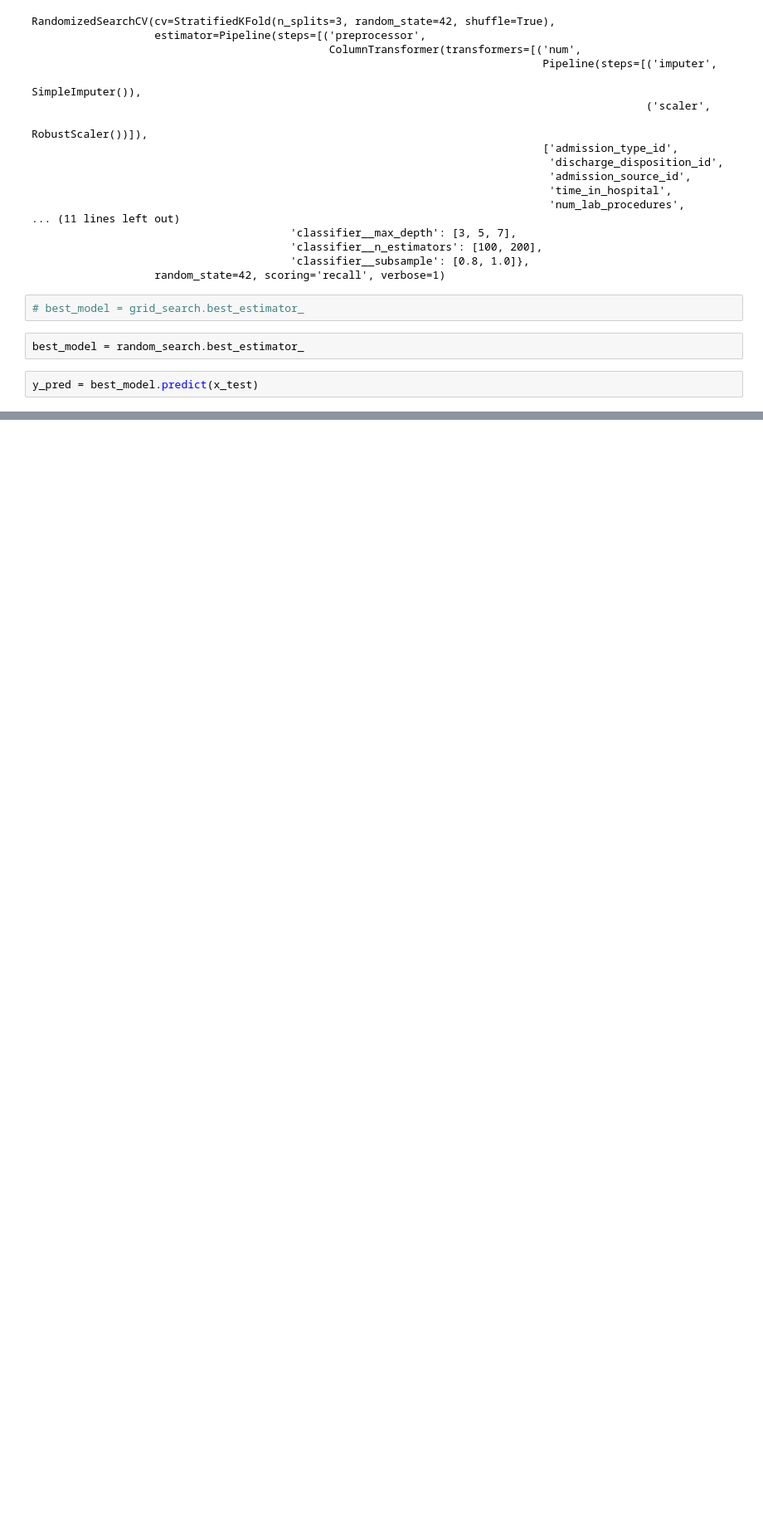
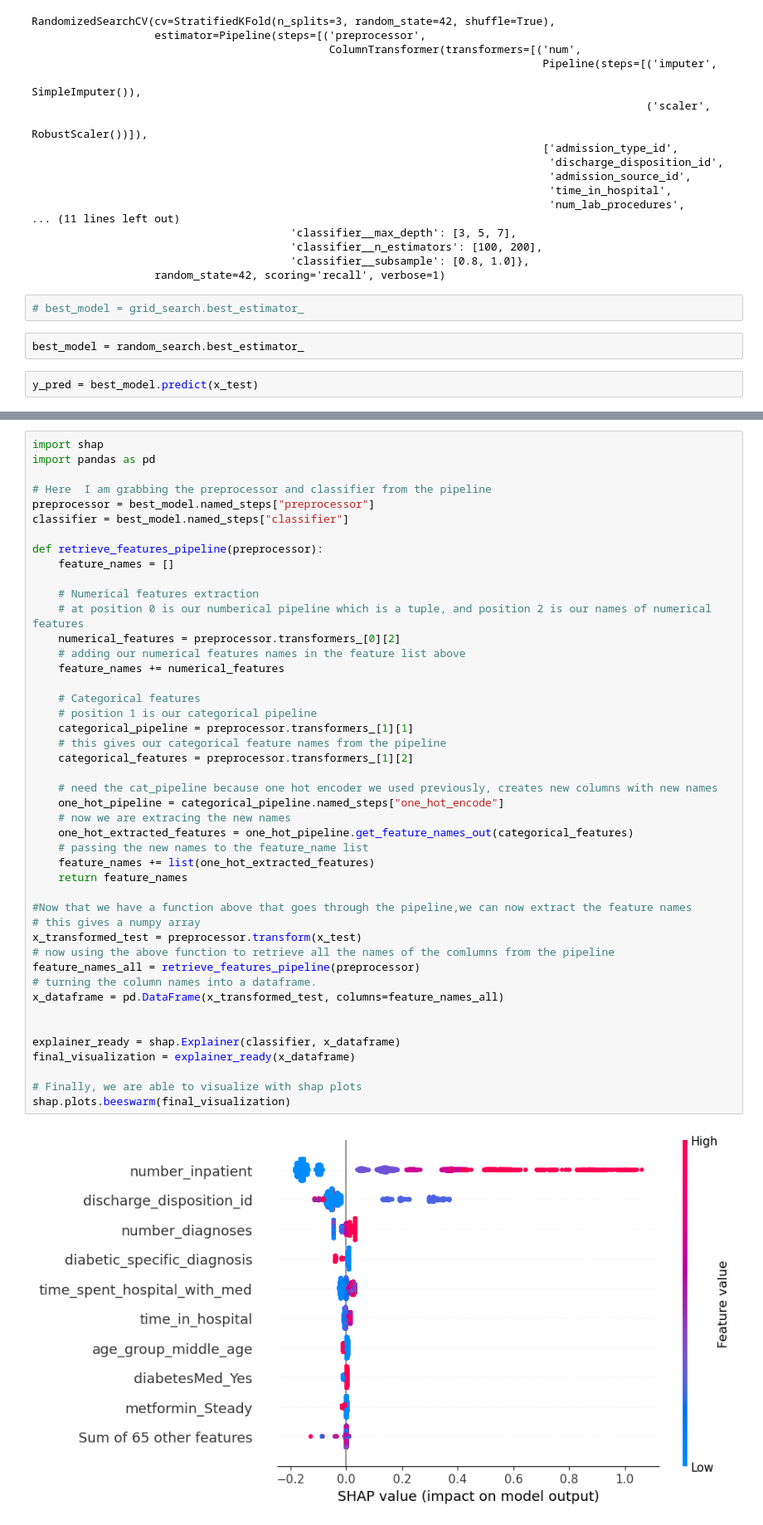
Before and after one commit to slavdefense/ml-diabetic-readmission-30dmittance, a Jupyter notebook: Model Selection.ipynb, the cells around one changed output, grey strips where cells are left out. Shown: that part at 83% size. Saved outputs shown, nothing was run; the diff lists cells and outputs as text; blank space fills up the shorter version.

```diff
--- a/Model Selection.ipynb
+++ b/Model Selection.ipynb
@@ -565,0 +673,47 @@ The accuracy score is  0.5712101910828026
+# %%
+import shap
+import pandas as pd
+
+# Here  I am grabbing the preprocessor and classifier from the pipeline
+preprocessor = best_model.named_steps["preprocessor"]
+classifier = best_model.named_steps["classifier"]
+
+def retrieve_features_pipeline(preprocessor):
+    feature_names = []
+
+    # Numerical features extraction
+    # at position 0 is our numberical pipeline which is a tuple, and position 2 is our names of numerical features
+    numerical_features = preprocessor.transformers_[0][2]
+    # adding our numerical features names in the feature list above
+    feature_names += numerical_features
+
+    # Categorical features
+    # position 1 is our categorical pipeline
+    categorical_pipeline = preprocessor.transformers_[1][1]
+    # this gives our categorical feature names from the pipeline
+    categorical_features = preprocessor.transformers_[1][2]
+
+    # need the cat_pipeline because one hot encoder we used previously, creates new columns with new names
+    one_hot_pipeline = categorical_pipeline.named_steps["one_hot_encode"]
+    # now we are extracing the new names
+    one_hot_extracted_features = one_hot_pipeline.get_feature_names_out(categorical_features)
+    # passing the new names to the feature_name list
+    feature_names += list(one_hot_extracted_features)
+    return feature_names
+
+#Now that we have a function above that goes through the pipeline,we can now extract the feature names
+# this gives a numpy array
+x_transformed_test = preprocessor.transform(x_test)
+# now using the above function to retrieve all the names of the comlumns from the pipeline
+feature_names_all = retrieve_features_pipeline(preprocessor)
+# turning the column names into a dataframe.
+x_dataframe = pd.DataFrame(x_transformed_test, columns=feature_names_all)
+
+
+explainer_ready = shap.Explainer(classifier, x_dataframe)
+final_visualization = explainer_ready(x_dataframe)
+
+# Finally, we are able to visualize with shap plots
+shap.plots.beeswarm(final_visualization)
+# %% [output]
+[figure, added]
```
Also changed, not shown: parts of 17 cells of this notebook, 20 other files.
